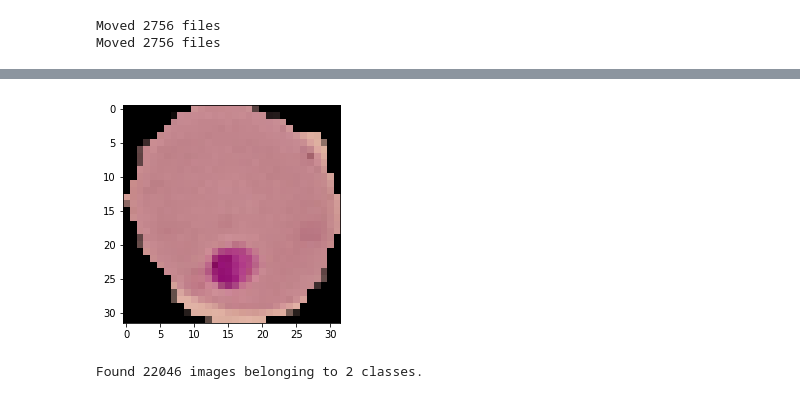
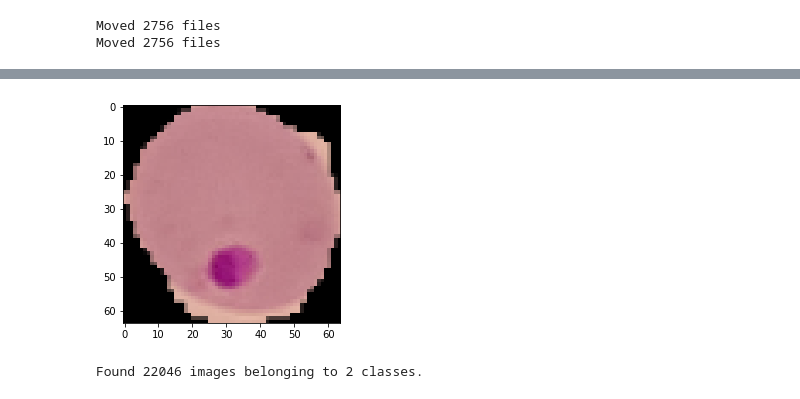
Before and after one commit to slvDev/Malaria-Detection-CNN-Keras, a Jupyter notebook: Malaria.ipynb, the cells around one changed output, grey strips where cells are left out. Cells and saved outputs as stored; diff of their text form; code cells hidden in the pictures.

```diff
--- a/Malaria.ipynb
+++ b/Malaria.ipynb
@@ -94,16 +92,16 @@ plt.show()
 # %%
-img_size = 32
+img_size = 64
 dim = img_size, img_size
 
 img_path = os.path.join(INF_DIR, inf_fnames[1])
 img = cv2.imread(img_path)
 img = cv2.cvtColor(img, cv2.COLOR_BGR2RGB)
 img = cv2.resize(img, dim)
 
 plt.imshow(img)
 plt.show()
 # %% [output]
-[figure, old version]
+[figure, new version]
 # %%
 train_datagen = ImageDataGenerator(
         rescale=1./255,
```
Also changed, not shown: parts of 8 cells of this notebook.
